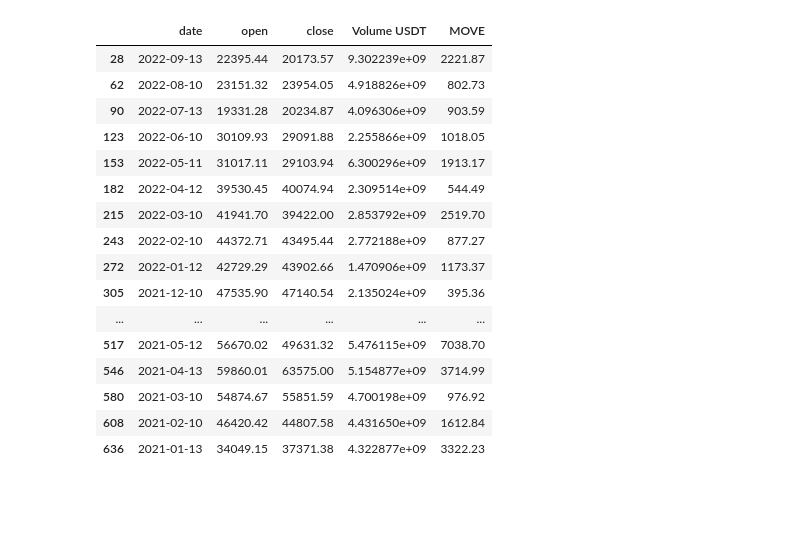
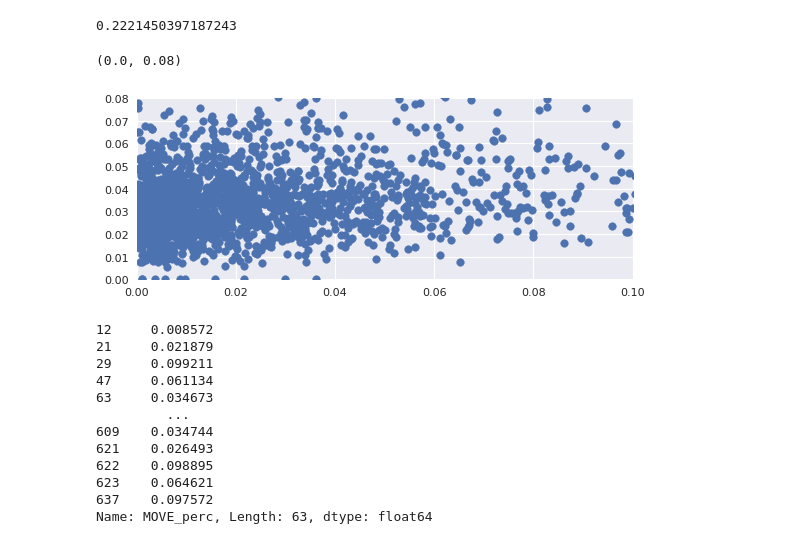
Before and after one commit to adevrent/vol_products_ftx, a Jupyter notebook: ftx_move.ipynb, the cells around one changed output. Saved outputs shown, nothing was run; the diff lists cells and outputs as text; code cells hidden in the pictures; blank space fills up the shorter version.

```diff
--- a/ftx_move.ipynb
+++ b/ftx_move.ipynb
@@ -85,0 +9,11 @@ Text(0, 0.5, 'Probability')
+# %%
+df = pd.read_csv("/home/sscf/vol_products_ftx/user_data/Binance_BTCUSDT_d.csv")
+df = df.drop(columns = ["unix", "symbol", "Volume BTC", "tradecount", "high", "low", "Volume USDT"])
+df["date"] = pd.to_datetime(df["date"])
+df["MOVE"] = np.absolute(df["close"] - df["open"])  # Calculate abs value of close - open
+df["MOVE_perc"] = df["MOVE"] / df["open"]  # Calculate the percent value also.
+df["perc_change"] = (df["close"] - df["open"]) / df["open"]
+df["10dvol"] = df["perc_change"].rolling(10).std()  # Calculate rolling 10 day vol.
+df["10dvol"] = df["10dvol"].shift(periods = 1)  # Take previous day's vol.
+df["10dvol"] = df["10dvol"].fillna(0)  # Replace NaN values with 0.
+df
@@ -86,3 +58,20 @@ Text(0, 0.5, 'Probability')
+# %%
+pearsonr = stats.pearsonr(df["MOVE_perc"], df["10dvol"])
+pearsonr[0]
+
+# Pearson r is 0.22, weak positive relationship.
+# %% [output]
+0.2221450397187243
+# %%
+figure(figsize=(8, 3), dpi=80)
+plt.scatter(df["MOVE_perc"], df["10dvol"])
+plt.xlim([0, 0.10])
+plt.ylim([0, 0.08])
+
+# Scatterplots distribution.
+# %% [output]
+(0.0, 0.08)
+[figure, added]
 # %%
 # Economic news release dates since 01.01.2021
 
@@ -102,21 +99,15 @@ pce = ["2022-09-30", "2022-08-26", "2022-07-29",
 # %%
-df_cpi = df.loc[df["date"].isin(cpi)]
-df_cpi
+df["MOVE_perc"].loc[df["date"].isin(prio1)]
 # %% [output]
-|  | date | open | close | Volume USDT | MOVE |
-| 28 | 2022-09-13 | 22395.44 | 20173.57 | 9.302239e+09 | 2221.87 |
-| 62 | 2022-08-10 | 23151.32 | 23954.05 | 4.918826e+09 | 802.73 |
-| 90 | 2022-07-13 | 19331.28 | 20234.87 | 4.096306e+09 | 903.59 |
-| 123 | 2022-06-10 | 30109.93 | 29091.88 | 2.255866e+09 | 1018.05 |
-| 153 | 2022-05-11 | 31017.11 | 29103.94 | 6.300296e+09 | 1913.17 |
-| 182 | 2022-04-12 | 39530.45 | 40074.94 | 2.309514e+09 | 544.49 |
-| 215 | 2022-03-10 | 41941.70 | 39422.00 | 2.853792e+09 | 2519.70 |
-| 243 | 2022-02-10 | 44372.71 | 43495.44 | 2.772188e+09 | 877.27 |
-| 272 | 2022-01-12 | 42729.29 | 43902.66 | 1.470906e+09 | 1173.37 |
-| 305 | 2021-12-10 | 47535.90 | 47140.54 | 2.135024e+09 | 395.36 |
-| ... | ... | ... | ... | ... | ... |
-| 517 | 2021-05-12 | 56670.02 | 49631.32 | 5.476115e+09 | 7038.70 |
-| 546 | 2021-04-13 | 59860.01 | 63575.00 | 5.154877e+09 | 3714.99 |
-| 580 | 2021-03-10 | 54874.67 | 55851.59 | 4.700198e+09 | 976.92 |
-| 608 | 2021-02-10 | 46420.42 | 44807.58 | 4.431650e+09 | 1612.84 |
-| 636 | 2021-01-13 | 34049.15 | 37371.38 | 4.322877e+09 | 3322.23 |
+12     0.008572
+21     0.021879
+29     0.099211
+47     0.061134
+63     0.034673
+         ...
+609    0.034744
+621    0.026493
+622    0.098895
+623    0.064621
+637    0.097572
+Name: MOVE_perc, Length: 63, dtype: float64
```
Also changed, not shown: parts of 15 cells of this notebook, 1 other file.
